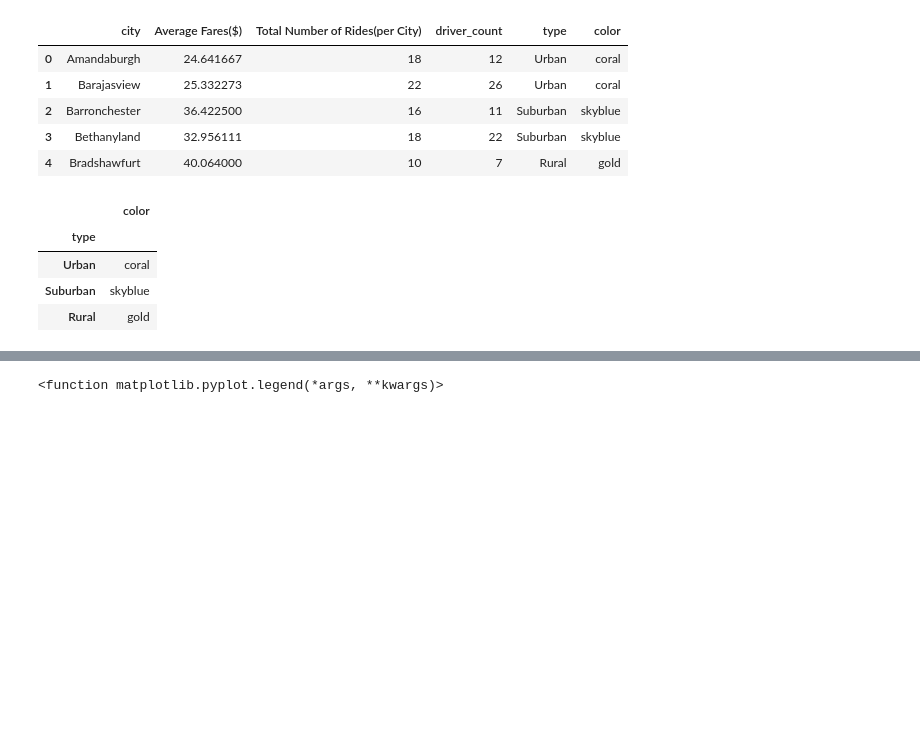
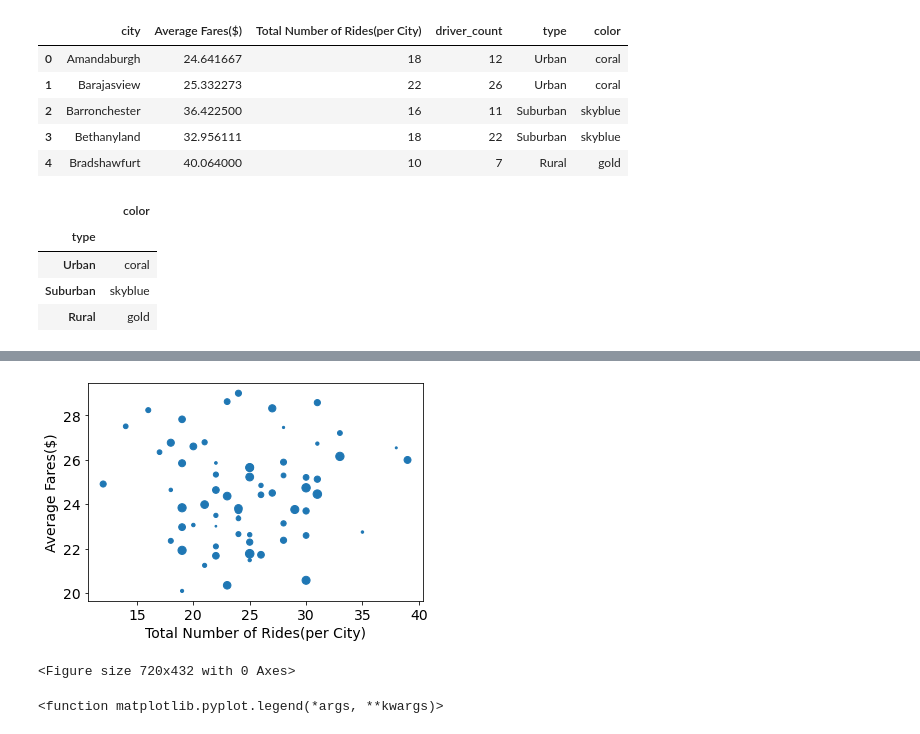
Before and after one commit to hjx2019/PyBer_Analysis, a Jupyter notebook: PyBer.ipynb, the cells around one changed output, grey strips where cells are left out. Drawn from its saved outputs; the diff is of its cells as text; code cells hidden in the pictures; blank space fills up the shorter version.

```diff
--- a/PyBer.ipynb
+++ b/PyBer.ipynb
@@ -113,3 +115,15 @@ temp_df.plot(kind = 'scatter',
+# %%
+#for city_type in city_type_df.index:
+temp_df = pyber_ride_sharing_df.loc[pyber_ride_sharing_df['type']=='Urban']
+temp_df.plot(kind = 'scatter',
+             x = "Total Number of Rides(per City)",
+            y = "Average Fares($)",
+            s = temp_df['driver_count'])
+plt.figure(figsize = (10,6))
+plt.savefig("analysis/Fig11.png")
+# %% [output]
+[figure, added]
+<Figure size 720x432 with 0 Axes>
 # %%
 # tried to use loop for different legend()
 
```
Also changed, not shown: parts of 2 cells of this notebook, 4 other files.
